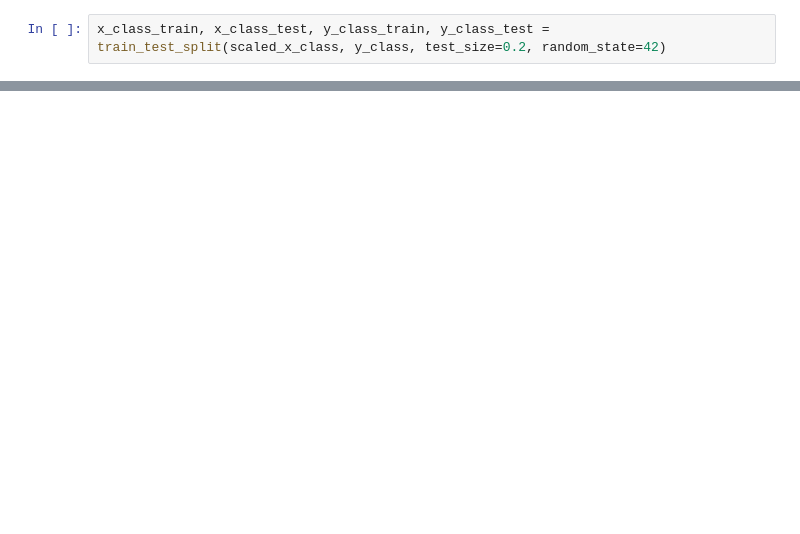
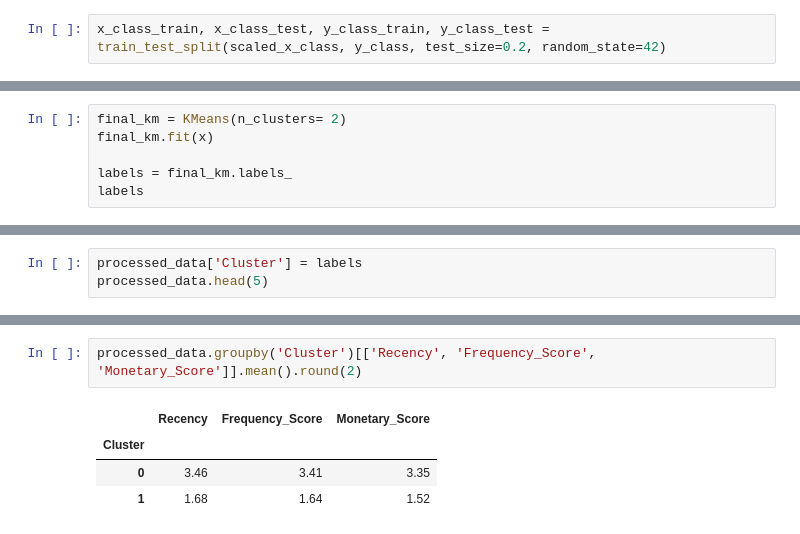
Before and after one commit to tezendra71/DataSciencett, a Jupyter notebook: Projects/E-Commerce/Full code/E_Com.ipynb, the cells around one changed output, grey strips where cells are left out. Saved outputs shown, nothing was run; the diff lists cells and outputs as text; blank space fills up the shorter version.

```diff
--- a/Projects/E-Commerce/Full code/E_Com.ipynb
+++ b/Projects/E-Commerce/Full code/E_Com.ipynb
@@ -778,0 +872,6 @@ NameError: name 'X_train' is not defined
+# %%
+final_km = KMeans(n_clusters= 2)
+final_km.fit(x)
+
+labels = final_km.labels_
+labels
@@ -778,0 +884,3 @@ NameError: name 'X_train' is not defined
+# %%
+processed_data['Cluster'] = labels
+processed_data.head(5)
@@ -778,0 +895,7 @@ NameError: name 'X_train' is not defined
+# %%
+processed_data.groupby('Cluster')[['Recency', 'Frequency_Score', 'Monetary_Score']].mean().round(2)
+# %% [output]
+|  | Recency | Frequency_Score | Monetary_Score |
+| Cluster |  |  |  |
+| 0 | 3.46 | 3.41 | 3.35 |
+| 1 | 1.68 | 1.64 | 1.52 |
```
Also changed, not shown: parts of 29 cells of this notebook, 12 other files.
